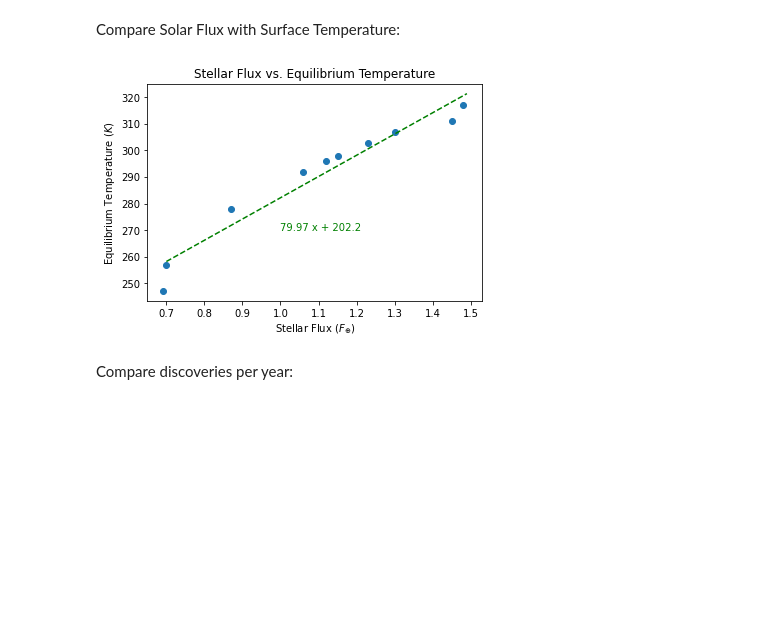
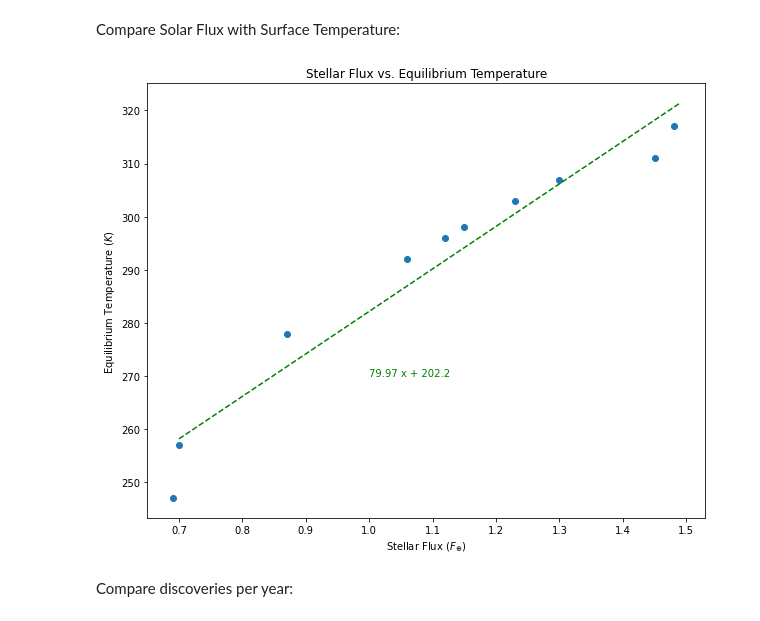
Before and after one commit to dmharrington03/exoplanets, a Jupyter notebook: exoplanets.ipynb, the cells around one changed output. Drawn from its saved outputs; the diff is of its cells as text; code cells hidden in the pictures; blank space fills up the shorter version.

```diff
--- a/exoplanets.ipynb
+++ b/exoplanets.ipynb
@@ -67,16 +68,17 @@ model_func = np.poly1d(model_coeff)
 x = np.arange(0.7, 1.5, 0.01)
 f_x = model_func(x)
 # %%
-fig2, ax2 = plt.subplots()
+fig2, ax2 = plt.subplots(figsize=(10, 8))
 ax2.scatter(hec_svals, hec_temps)
 ax2.plot(x, f_x, '--', c='g')
 ax2.set_xlabel(r'Stellar Flux ($F_{\oplus}$)')
 ax2.set_ylabel(r'Equilibrium Temperature ($K$)')
 ax2.set_title('Stellar Flux vs. Equilibrium Temperature')
 ax2.text(1.0, 270, s=str(model_func), c='g')
 plt.show()
+# fig2.savefig('img/flux_v_temp.jpg')
 # %% [output]
-[figure, old version]
+[figure, new version]
 # %% [markdown]
 Compare discoveries per year:
 # %%
```
Also changed, not shown: parts of 3 cells of this notebook.
